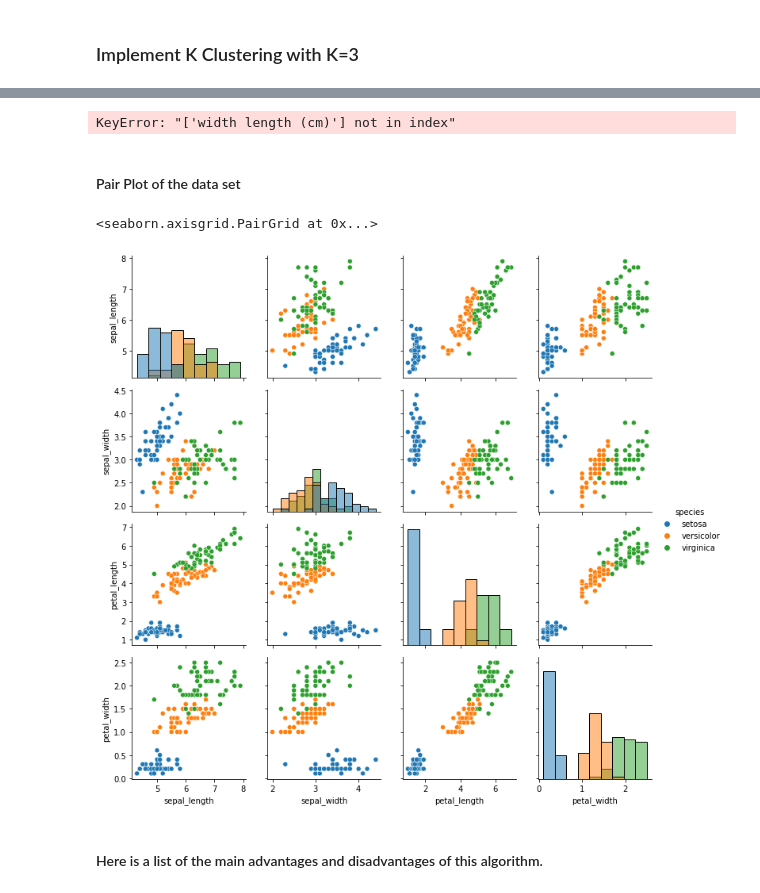
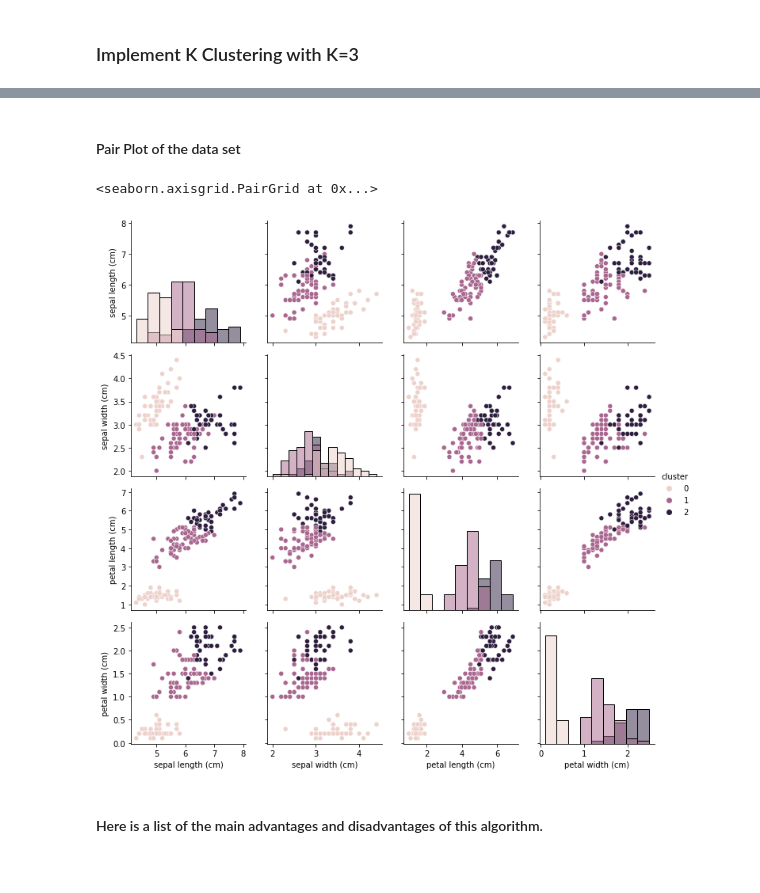
Before and after one commit to neadie/MachineLearningAndStatistics, a Jupyter notebook: tasksmachineLearningandStats.ipynb, the cells around one changed output, grey strips where cells are left out. Cells and saved outputs as stored; diff of their text form; code cells hidden in the pictures.

```diff
--- a/tasksmachineLearningandStats.ipynb
+++ b/tasksmachineLearningandStats.ipynb
@@ -445,19 +429,14 @@ g = sns.lmplot(x="petal length (cm)", y="sepal length (cm)",  col="cluster",
-# %%
-g = sns.lmplot(x="petal length (cm)", y="petal length (cm)",  col="cluster",
-               data=df, height=6, aspect=.4, x_jitter=.1)
-# %% [output]
-KeyError: "['width length (cm)'] not in index"
 # %% [markdown]
 #### Pair Plot of the data set
 # %%
 ir = sns.load_dataset("iris")
-g = sns.PairGrid(ir, hue="species")
+g = sns.PairGrid(df, hue="cluster")
 g.map_diag(sns.histplot)
 g.map_offdiag(sns.scatterplot)
 g.add_legend()
 # %% [output]
 <seaborn.axisgrid.PairGrid at 0x...>
-[figure, old version]
+[figure, new version]
 # %% [markdown]
 #### Here is a list of the main advantages and disadvantages of this algorithm.
 # %% [markdown]
```
Also changed, not shown: parts of 8 cells of this notebook.
